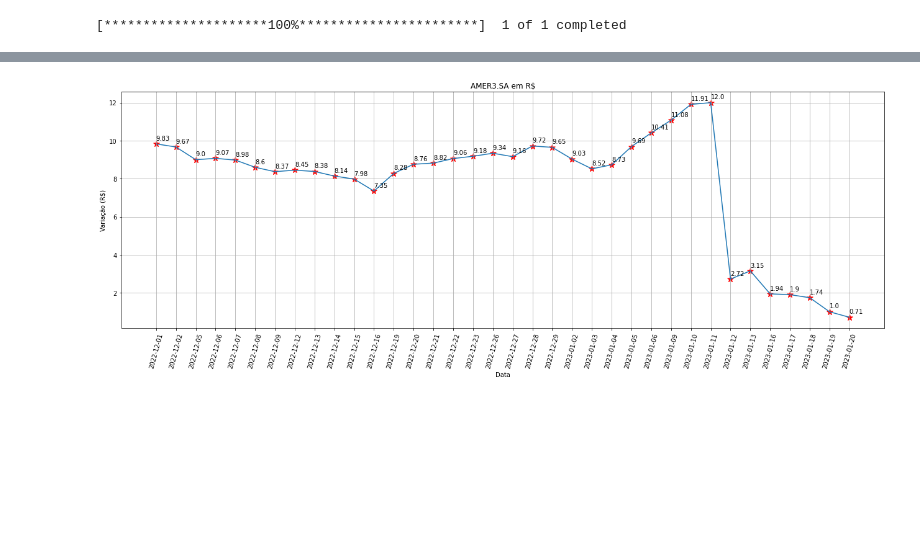
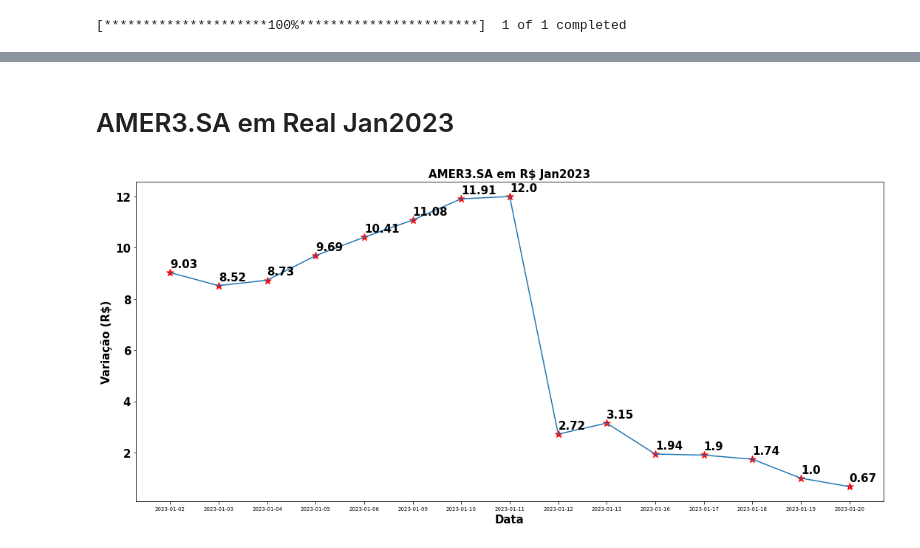
Before and after one commit to dbaassists/Python, a Jupyter notebook: MercadoFinanceiro/Python_Analisando_Mercado_Financeiro_AMER3.SA.ipynb, the cells around one changed output, grey strips where cells are left out. Drawn from its saved outputs; the diff is of its cells as text; code cells hidden in the pictures; blank space fills up the shorter version.

```diff
--- a/MercadoFinanceiro/Python_Analisando_Mercado_Financeiro_AMER3.SA.ipynb
+++ b/MercadoFinanceiro/Python_Analisando_Mercado_Financeiro_AMER3.SA.ipynb
@@ -21,12 +21,12 @@ yf.pdr_override()
 # %%
 # Diretorio que contém informações da carteira de ativos
-diretorioArquivoEmpresasMoedas  = 'C:\\Temp\\Python\\Ativos\\ativos.xlsx'
+diretorioArquivoEmpresasMoedas  = 'C:\\Temp\\MercadoFinanceiro\\Python\\Ativos\\ativos.xlsx'
 # Diretório onde será salvo o arquivo
-diretorioArquivoAtivo = 'C:\\Temp\\Python\\AcompanhamentoAtivo'
+diretorioArquivoAtivo = 'C:\\Temp\\MercadoFinanceiro\\Python\\AcompanhamentoAtivo'
 # Extensão do Arquivo
 extensao  = 'csv'
 # Período Inicial
-dataInicio = '2022-12-01'
+dataInicio = '2019-01-01'
 # Período Final
 data_e_hora_atuais = datetime.now()
 dataFim = data_e_hora_atuais.strftime('%Y-%m-%d')
@@ -81,0 +148,15 @@ df2 = pd.read_csv(arquivo)
+# %%
+plt.title('Valor Médio AMER3.SA Negociado em R$', color='black', fontsize=15, fontweight='bold')
+plt.xlabel("AnoMes", color='black', fontsize=15, fontweight='bold')
+plt.ylabel("Variação Mensal (R$)", color='black', fontsize=15, fontweight='bold')
+df3['VlrMedio'].plot(figsize = (12, 7))
+plt.rcParams["figure.autolayout"] = True
+x = df3['AnoMes']
+y = df3['VlrMedio']
+plt.scatter(x, y, label = "Rendimento", color = "r", marker = "*", s = 100)
+for i in range(len(x)):
+    plt.annotate(round(y[i],2), (x[i], y[i]+0.4), color='black', fontsize=15, fontweight='bold')
+plt.xticks(rotation=90, fontsize=12 , fontweight='bold' , color='black')
+plt.yticks(rotation=0, fontsize=15 , fontweight='bold' , color='black')
+#plt.grid()
+plt.show()
@@ -82,16 +165,22 @@ df2 = pd.read_csv(arquivo)
+# %% [markdown]
+# AMER3.SA em Real Jan2023
 # %%
-plt.title('AMER3.SA em R$')
-plt.xlabel("Data")
-plt.ylabel("Variação (R$)")
-df2['Close'].plot(figsize = (22, 7))
-plt.rcParams["figure.autolayout"] = True
-x = df2['Date'].str[:10]
-y = df2['Close']
+plt.title('AMER3.SA em R$ Jan2023', color='black', fontsize=15, fontweight='bold')
+plt.xlabel("Data", color='black', fontsize=15, fontweight='bold')
+plt.ylabel("Variação (R$)", color='black', fontsize=15, fontweight='bold')
+df2023['Close'].plot(figsize = (15, 7))
+plt.rcParams["figure.autolayout"] = False
+x = df2023['Date'].str[:10]
+y = df2023['Close']
 plt.scatter(x, y, label = "Rendimento", color = "r", marker = "*", s = 100)
 for i in range(len(x)):
-    plt.annotate(round(y[i],2), (x[i], y[i]+0.2))
+    plt.annotate(round(y[i],2), (x[i], y[i]+0.2), color='black', fontsize=15, fontweight='bold')
+
 plt.xticks(rotation=75)
-plt.grid()
+#plt.grid()
+plt.xticks(rotation=0, fontsize=7 , fontweight='normal' , color='black')
+plt.yticks(rotation=0, fontsize=15 , fontweight='bold' , color='black')
+
 plt.show()
 # %% [output]
-[figure, old version]
+[figure, new version]
```
Also changed, not shown: parts of 13 cells of this notebook.
